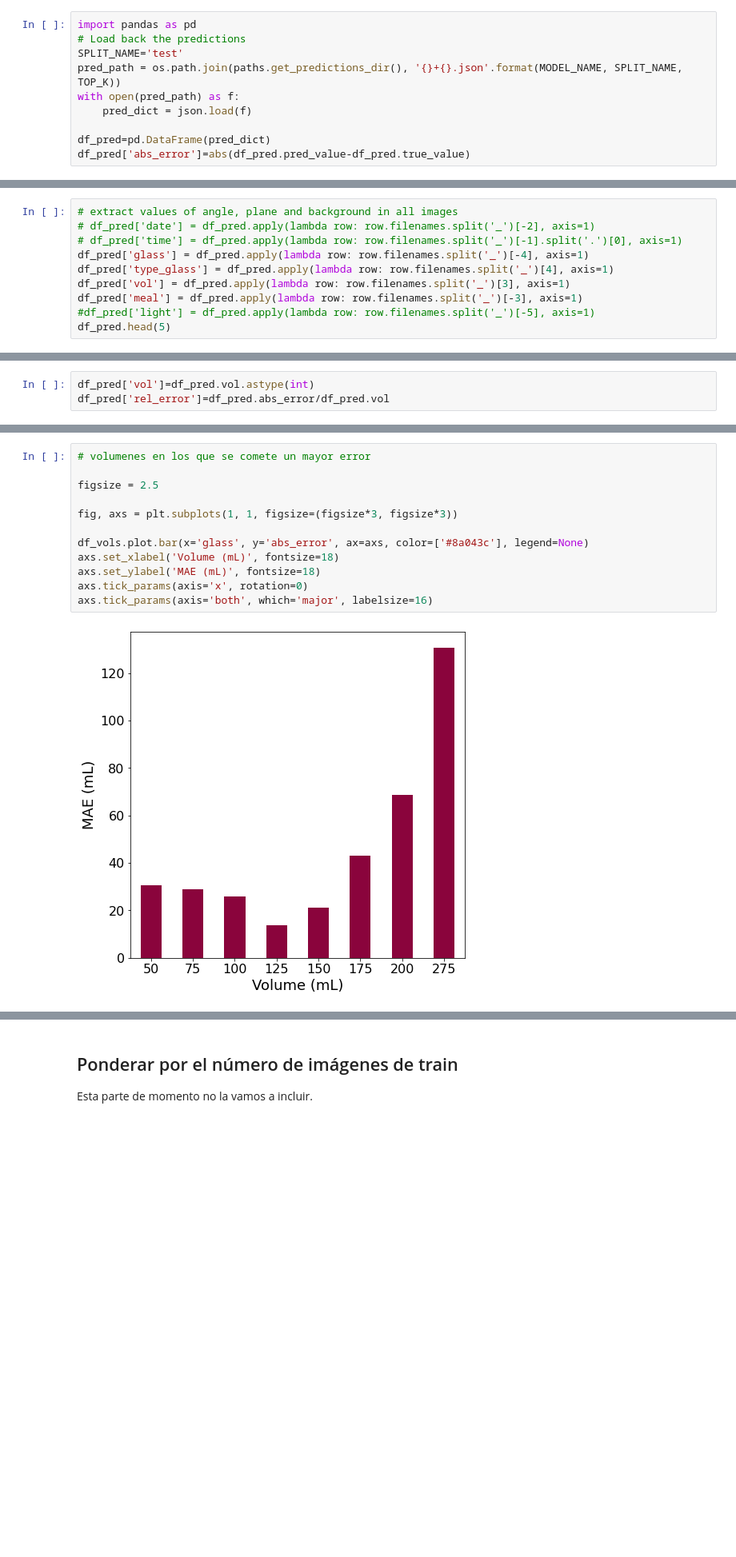
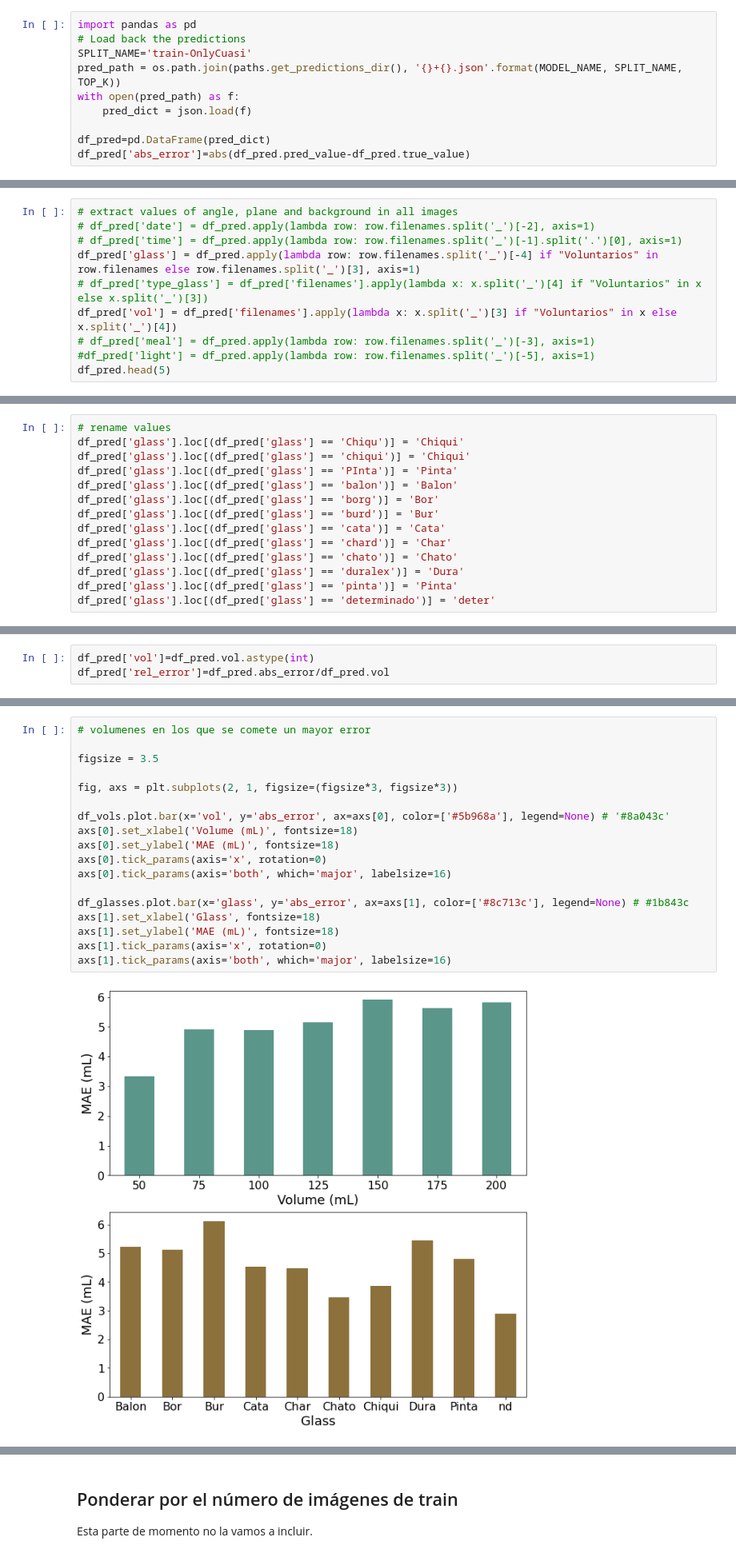
Before and after one commit to Pablo-Izquierdo/BrainGut-WineUp, a Jupyter notebook: notebooks/4.1.-CuasiVol_BarPlots.ipynb, the cells around one changed output, grey strips where cells are left out. Shown: that part at 80% size. Cells and saved outputs as stored; diff of their text form; blank space fills up the shorter version.

```diff
--- a/notebooks/4.1.-CuasiVol_BarPlots.ipynb
+++ b/notebooks/4.1.-CuasiVol_BarPlots.ipynb
@@ -36,7 +36,7 @@ model = load_model(os.path.join(paths.get_checkpoints_dir(), MODEL_NAME), custom
 # %%
 import pandas as pd
 # Load back the predictions
-SPLIT_NAME='test'
+SPLIT_NAME='train-OnlyCuasi'
 pred_path = os.path.join(paths.get_predictions_dir(), '{}+{}.json'.format(MODEL_NAME, SPLIT_NAME, TOP_K))
 with open(pred_path) as f:
     pred_dict = json.load(f)
@@ -47,10 +49,10 @@ df_pred['abs_error']=abs(df_pred.pred_value-df_pred.true_value)
 # extract values of angle, plane and background in all images
 # df_pred['date'] = df_pred.apply(lambda row: row.filenames.split('_')[-2], axis=1)
 # df_pred['time'] = df_pred.apply(lambda row: row.filenames.split('_')[-1].split('.')[0], axis=1)
-df_pred['glass'] = df_pred.apply(lambda row: row.filenames.split('_')[-4], axis=1)
-df_pred['type_glass'] = df_pred.apply(lambda row: row.filenames.split('_')[4], axis=1)
-df_pred['vol'] = df_pred.apply(lambda row: row.filenames.split('_')[3], axis=1)
-df_pred['meal'] = df_pred.apply(lambda row: row.filenames.split('_')[-3], axis=1)
+df_pred['glass'] = df_pred.apply(lambda row: row.filenames.split('_')[-4] if "Voluntarios" in row.filenames else row.filenames.split('_')[3], axis=1)
+# df_pred['type_glass'] = df_pred['filenames'].apply(lambda x: x.split('_')[4] if "Voluntarios" in x else x.split('_')[3])
+df_pred['vol'] = df_pred['filenames'].apply(lambda x: x.split('_')[3] if "Voluntarios" in x else x.split('_')[4])
+# df_pred['meal'] = df_pred.apply(lambda row: row.filenames.split('_')[-3], axis=1)
 #df_pred['light'] = df_pred.apply(lambda row: row.filenames.split('_')[-5], axis=1)
 df_pred.head(5)
 # %% [output]
@@ -62,0 +65,14 @@ df_pred.head(5)
+# %%
+# rename values
+df_pred['glass'].loc[(df_pred['glass'] == 'Chiqu')] = 'Chiqui'
+df_pred['glass'].loc[(df_pred['glass'] == 'chiqui')] = 'Chiqui'
+df_pred['glass'].loc[(df_pred['glass'] == 'PInta')] = 'Pinta'
+df_pred['glass'].loc[(df_pred['glass'] == 'balon')] = 'Balon'
+df_pred['glass'].loc[(df_pred['glass'] == 'borg')] = 'Bor'
+df_pred['glass'].loc[(df_pred['glass'] == 'burd')] = 'Bur'
+df_pred['glass'].loc[(df_pred['glass'] == 'cata')] = 'Cata'
+df_pred['glass'].loc[(df_pred['glass'] == 'chard')] = 'Char'
+df_pred['glass'].loc[(df_pred['glass'] == 'chato')] = 'Chato'
+df_pred['glass'].loc[(df_pred['glass'] == 'duralex')] = 'Dura'
+df_pred['glass'].loc[(df_pred['glass'] == 'pinta')] = 'Pinta'
+df_pred['glass'].loc[(df_pred['glass'] == 'determinado')] = 'deter'
@@ -115,14 +144,20 @@ df_glasses=df_pred.groupby(['glass'], as_index=False)['abs_error'].mean()
 # %%
 # volumenes en los que se comete un mayor error
 
-figsize = 2.5
+figsize = 3.5
 
-fig, axs = plt.subplots(1, 1, figsize=(figsize*3, figsize*3))
+fig, axs = plt.subplots(2, 1, figsize=(figsize*3, figsize*3))
 
-df_vols.plot.bar(x='glass', y='abs_error', ax=axs, color=['#8a043c'], legend=None)
-axs.set_xlabel('Volume (mL)', fontsize=18)
-axs.set_ylabel('MAE (mL)', fontsize=18)
-axs.tick_params(axis='x', rotation=0)
-axs.tick_params(axis='both', which='major', labelsize=16)
+df_vols.plot.bar(x='vol', y='abs_error', ax=axs[0], color=['#5b968a'], legend=None) # '#8a043c'
+axs[0].set_xlabel('Volume (mL)', fontsize=18)
+axs[0].set_ylabel('MAE (mL)', fontsize=18)
+axs[0].tick_params(axis='x', rotation=0)
+axs[0].tick_params(axis='both', which='major', labelsize=16)
+
+df_glasses.plot.bar(x='glass', y='abs_error', ax=axs[1], color=['#8c713c'], legend=None) # #1b843c
+axs[1].set_xlabel('Glass', fontsize=18)
+axs[1].set_ylabel('MAE (mL)', fontsize=18)
+axs[1].tick_params(axis='x', rotation=0)
+axs[1].tick_params(axis='both', which='major', labelsize=16)
 # %% [output]
-[figure, old version]
+[figure, new version]
```
Also changed, not shown: parts of 9 cells of this notebook, 2 other files.
